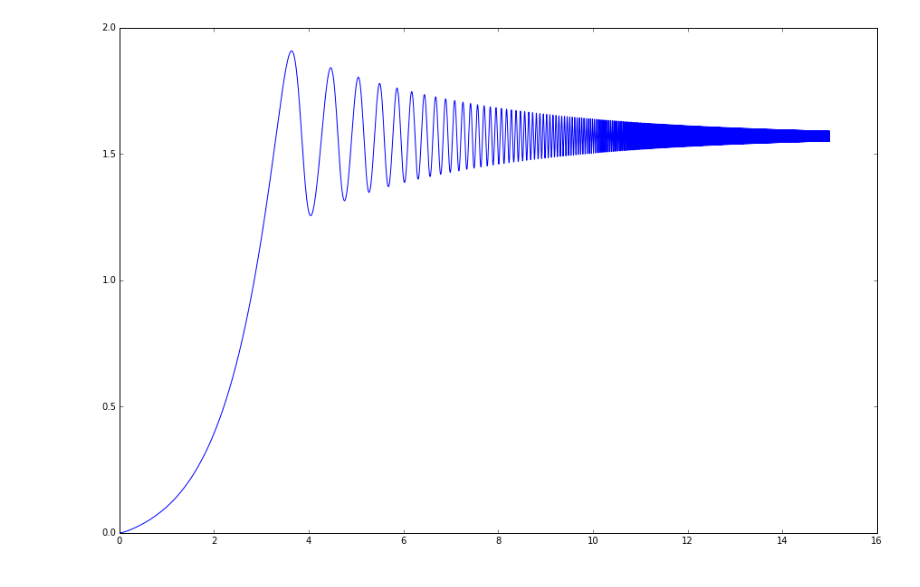
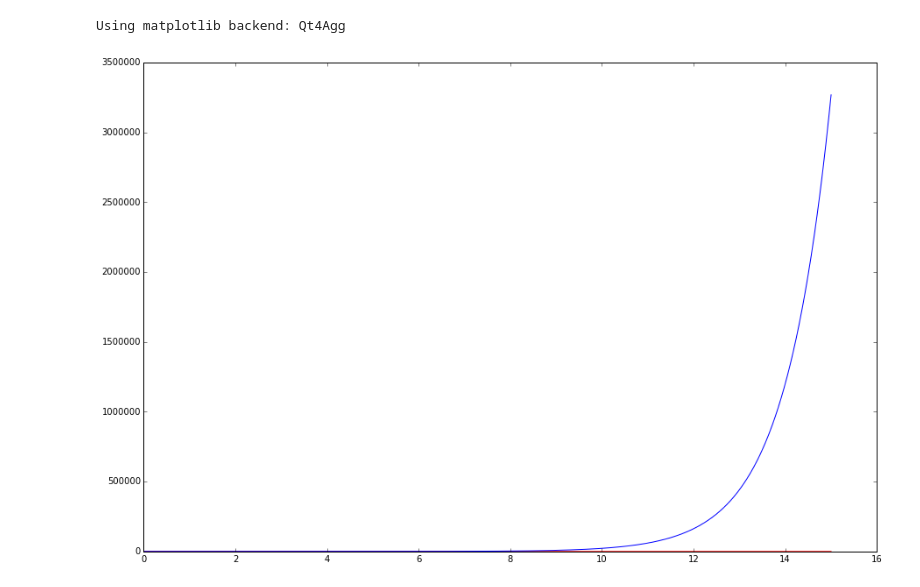
Before and after one commit to AHA-EL-CAPI/MC, a Jupyter notebook: Proyecto.ipynb, the cells around one changed output. Drawn from its saved outputs; the diff is of its cells as text; code cells hidden in the pictures.

```diff
--- a/Proyecto.ipynb
+++ b/Proyecto.ipynb
@@ -60,15 +171,46 @@ plt.show()
+# %%
+%matplotlib
+fig = plt.figure(figsize=(15,10))
+times=np.linspace(0,15.,100000)
+mass = 1.
+pos, = plt.plot([],[],'k')
+#vel, = plt.plot([],[],'b')
+plt.xlim(0.,15.)
+
+alphas = np.linspace(-1.,1.,100)
+def animate(i):
+    def f(Y,t):
+        return np.array([Y[1],-alphas[i]*np.cos(Y[0])*Y[1] + (1/mass)*np.cos(Y[0])*np.exp(t)])
+    funsol,others=odeint(f,[0.,0.],times,full_output=True)
+    pos.set_data(times,funsol[:,0])
+    #vel.set_data(times,funsol[:,1])
+    plt.ylim(min(funsol[:,0])-0.1,max(funsol[:,0])+0.1)
+    return pos
+plt.axis('off')
+anim = animation.FuncAnimation(fig,animate,100,interval=1,blit=False,repeat_delay=1000)
+plt.show()
+# %% [output]
+Using matplotlib backend: Qt4Agg
 # %%
+%matplotlib inline
 mass = 1.
-alpha = 15.
-def f(Y,t):
-    return np.array([Y[1],-alpha*np.cos(Y[0])*Y[1] + (1/mass)*np.cos(Y[0])*np.exp(t)])
+omega = 1.
+alpha = -1.
+def f1(Y,t):
+    return np.array([Y[1],-alpha*np.cos(Y[0])*Y[1] - (omega**2)*Y[0] + (1/mass)*np.cos(Y[0])*np.exp(t)])
+
+def f2(Y,t):
+    return np.array([Y[1],-alpha*Y[1] - (omega**2)*Y[0] + (1/mass)*np.cos(Y[0])*np.exp(t)])
 
 times=np.linspace(0,15.,100000)
-funsol,others=odeint(f,[0.,0.],times,full_output=True)
+funsol1,others1=odeint(f1,[0.,1.],times,full_output=True)
+funsol2,others2=odeint(f2,[0.,1.],times,full_output=True)
 
 plt.figure(figsize=(15,10))
-plt.plot(times,funsol[:,0])
+plt.plot(times,funsol1[:,0],'r')
+plt.plot(times,funsol2[:,0],'b')
+#plt.savefig('Morales es marica')
 plt.show()
 # %% [output]
-[figure, old version]
+[figure, new version]
 # %%
```
Also changed, not shown: parts of 11 cells of this notebook.
